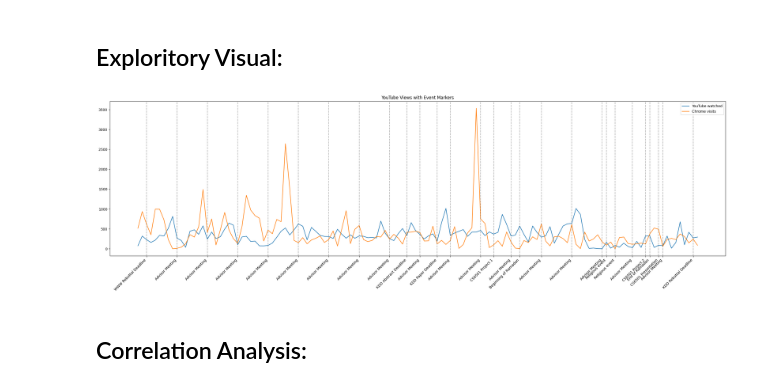
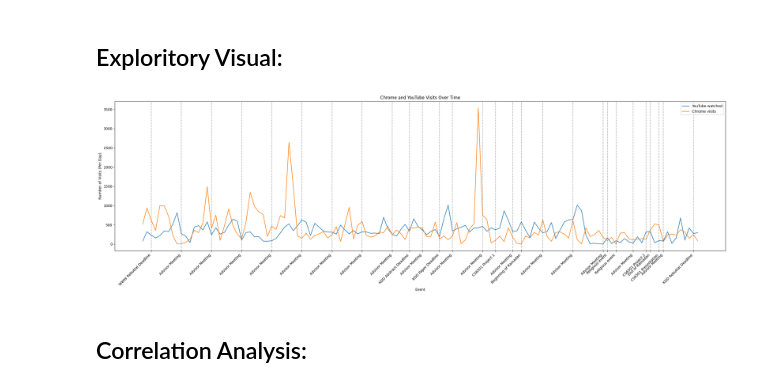
Before and after one commit to amir-hassan25/Analyzing-Online-Behavior-for-Public-Health, a Jupyter notebook: Project3/src/analysis.ipynb, the cells around one changed output. Cells and saved outputs as stored; diff of their text form; code cells hidden in the pictures.

```diff
--- a/Project3/src/analysis.ipynb
+++ b/Project3/src/analysis.ipynb
@@ -254,20 +232,22 @@ df = pd.concat([df, type_counts], axis=1)
 # %%
 plt.figure(figsize=(25,8))
 plt.plot(df.index, df['youtube_videos_watched'], label='YouTube watched')
 plt.plot(df.index, df['chrome_visits'], label='Chrome visits')
 
 # Add vertical lines for events
 for ev in events.index:
     plt.axvline(ev, color='k', linestyle='--', alpha=0.3)
 
 # Set x-ticks to event dates and titles
 plt.xticks(events.index, events['event_title'], rotation=45, ha='right')
 
 plt.legend()
-plt.title('YouTube Views with Event Markers')
+plt.title('Chrome and YouTube Visits Over Time')
+plt.xlabel('Event')
+plt.ylabel('Number of Visits (Per Day)')
 plt.tight_layout()
 # %% [output]
-[figure, old version]
+[figure, new version]
 # %% [markdown]
 ## Correlation Analysis:
 # %% [markdown]
```
Also changed, not shown: parts of 2 cells of this notebook.
